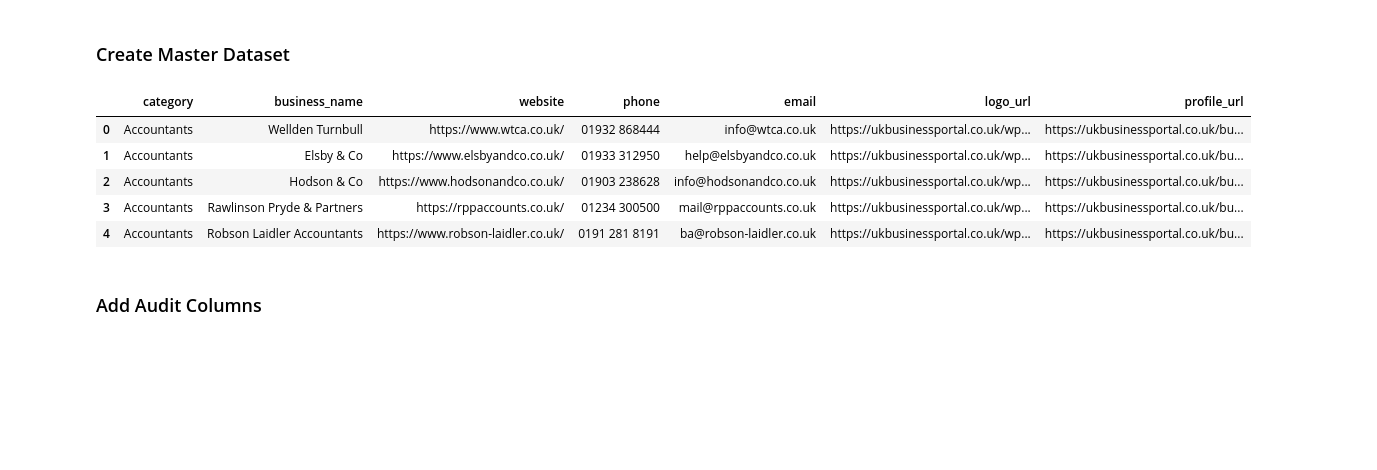
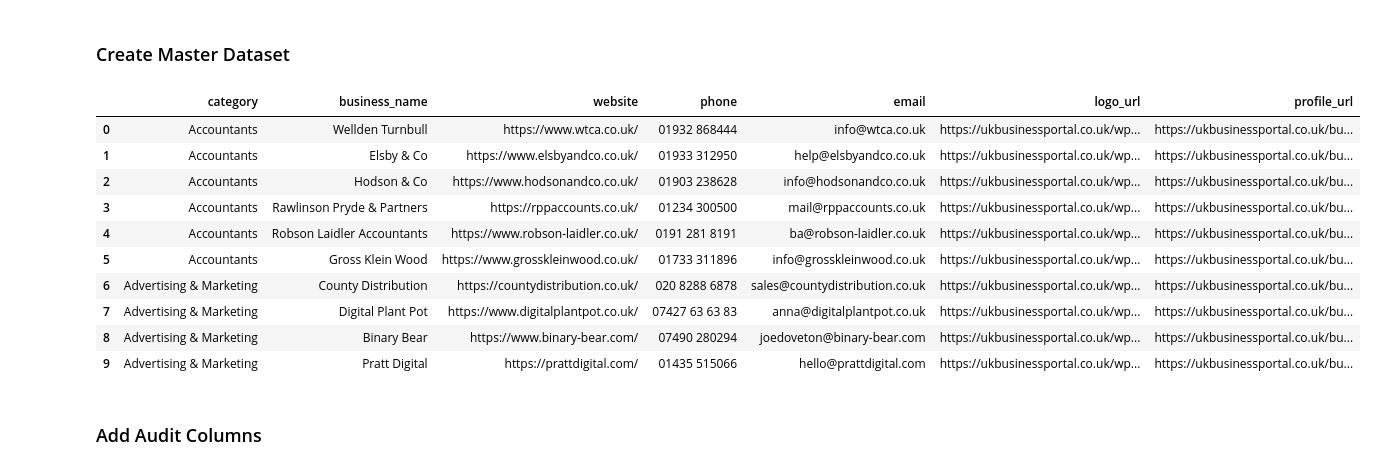
Before and after one commit to Chukwuemeka971/uk-business-portal-data-pipeline, a Jupyter notebook: uk_business_scraper.ipynb, the cells around one changed output. Drawn from its saved outputs; the diff is of its cells as text; code cells hidden in the pictures; blank space fills up the shorter version.

```diff
--- a/uk_business_scraper.ipynb
+++ b/uk_business_scraper.ipynb
@@ -316,21 +316,26 @@ Scraping Weddings
 # %%
 # ==========================================
 # COMBINE ALL DATA
 # ==========================================
 
 master_df = pd.concat(
     all_dfs,
     ignore_index=True
 )
 
-master_df.head()
+master_df.head(10)
 # %% [output]
 |  | category | business_name | website | phone | email | logo_url | profile_url |
 | 0 | Accountants | Wellden Turnbull | https://www.wtca.co.uk/ | 01932 868444 | info@wtca.co.uk | https://ukbusinessportal.co.uk/wp... | https://ukbusinessportal.co.uk/bu... |
 | 1 | Accountants | Elsby & Co | https://www.elsbyandco.co.uk/ | 01933 312950 | help@elsbyandco.co.uk | https://ukbusinessportal.co.uk/wp... | https://ukbusinessportal.co.uk/bu... |
 | 2 | Accountants | Hodson & Co | https://www.hodsonandco.co.uk/ | 01903 238628 | info@hodsonandco.co.uk | https://ukbusinessportal.co.uk/wp... | https://ukbusinessportal.co.uk/bu... |
 | 3 | Accountants | Rawlinson Pryde & Partners | https://rppaccounts.co.uk/ | 01234 300500 | mail@rppaccounts.co.uk | https://ukbusinessportal.co.uk/wp... | https://ukbusinessportal.co.uk/bu... |
 | 4 | Accountants | Robson Laidler Accountants | https://www.robson-laidler.co.uk/ | 0191 281 8191 | ba@robson-laidler.co.uk | https://ukbusinessportal.co.uk/wp... | https://ukbusinessportal.co.uk/bu... |
+| 5 | Accountants | Gross Klein Wood | https://www.grosskleinwood.co.uk/ | 01733 311896 | info@grosskleinwood.co.uk | https://ukbusinessportal.co.uk/wp... | https://ukbusinessportal.co.uk/bu... |
+| 6 | Advertising & Marketing | County Distribution | https://countydistribution.co.uk/ | 020 8288 6878 | sales@countydistribution.co.uk | https://ukbusinessportal.co.uk/wp... | https://ukbusinessportal.co.uk/bu... |
+| 7 | Advertising & Marketing | Digital Plant Pot | https://www.digitalplantpot.co.uk/ | 07427 63 63 83 | anna@digitalplantpot.co.uk | https://ukbusinessportal.co.uk/wp... | https://ukbusinessportal.co.uk/bu... |
+| 8 | Advertising & Marketing | Binary Bear | https://www.binary-bear.com/ | 07490 280294 | joedoveton@binary-bear.com | https://ukbusinessportal.co.uk/wp... | https://ukbusinessportal.co.uk/bu... |
+| 9 | Advertising & Marketing | Pratt Digital | https://prattdigital.com/ | 01435 515066 | hello@prattdigital.com | https://ukbusinessportal.co.uk/wp... | https://ukbusinessportal.co.uk/bu... |
 # %% [markdown]
 ### Add Audit Columns
 # %%
```
Also changed, not shown: parts of 5 cells of this notebook, 2 other files.
